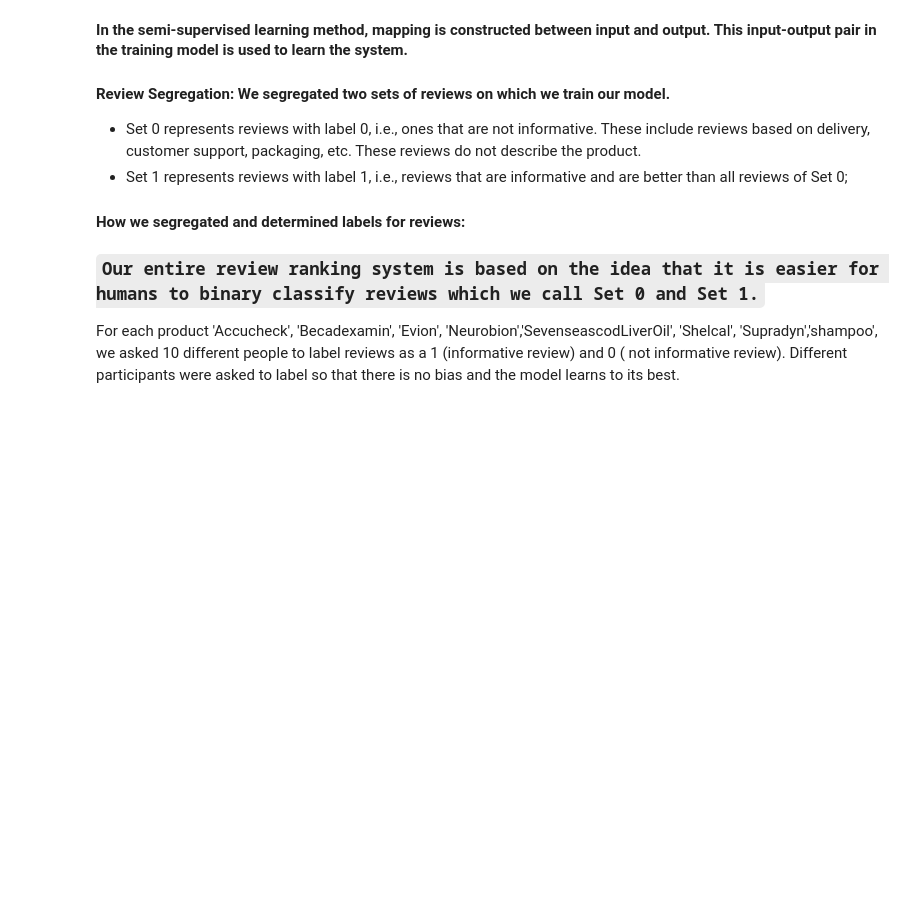
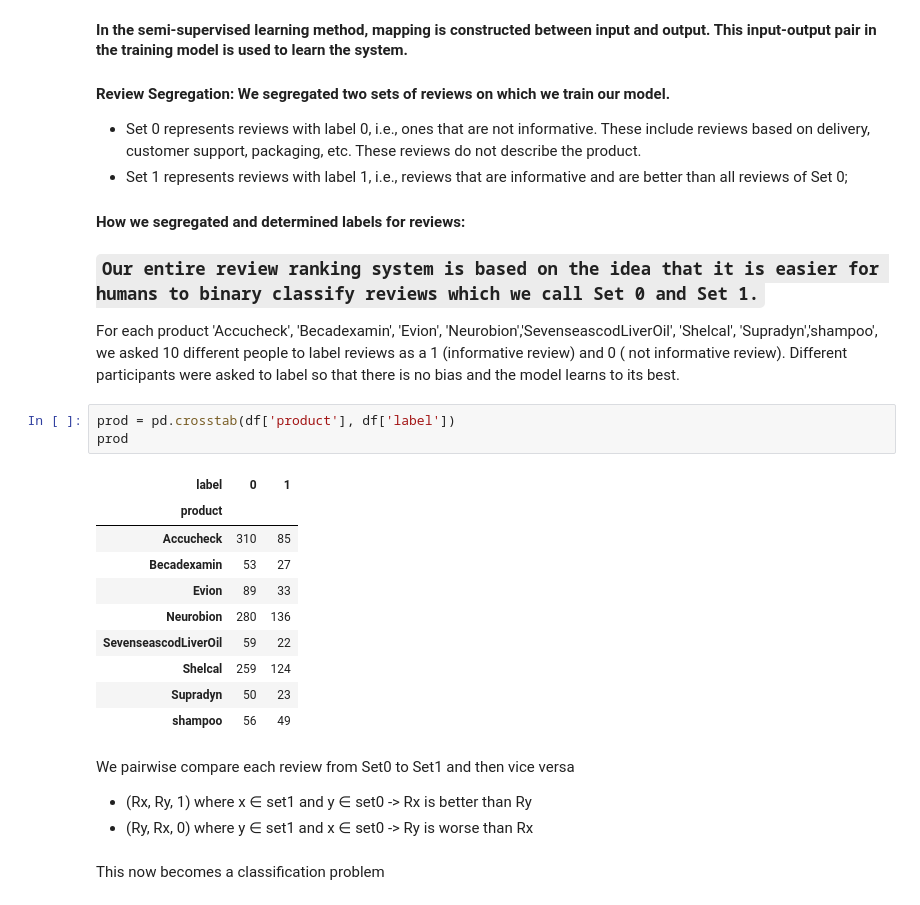
Before and after one commit to deepshika-sharma/E-commerce-product-review-analysis, a Jupyter notebook: modeling.ipynb, the cells around one changed output. Drawn from its saved outputs; the diff is of its cells as text; blank space fills up the shorter version.

```diff
--- a/modeling.ipynb
+++ b/modeling.ipynb
@@ -37,3 +45,23 @@ df
 ### `Our entire review ranking system is based on the idea that it is easier for humans to binary classify reviews which we call Set 0 and Set 1.`
 
 For each product 'Accucheck', 'Becadexamin', 'Evion', 'Neurobion','SevenseascodLiverOil', 'Shelcal', 'Supradyn','shampoo', we asked 10 different people to label reviews as a 1 (informative review) and 0 ( not informative review). Different participants were asked to label so that there is no bias and the model learns to its best.
+# %%
+prod = pd.crosstab(df['product'], df['label'])
+prod
+# %% [output]
+| label | 0 | 1 |
+| product |  |  |
+| Accucheck | 310 | 85 |
+| Becadexamin | 53 | 27 |
+| Evion | 89 | 33 |
+| Neurobion | 280 | 136 |
+| SevenseascodLiverOil | 59 | 22 |
+| Shelcal | 259 | 124 |
+| Supradyn | 50 | 23 |
+| shampoo | 56 | 49 |
+# %% [markdown]
+We pairwise compare each review from Set0  to Set1 and then vice versa
+* (Rx, Ry, 1) where x ∈ set1 and y ∈ set0 -> Rx is better than Ry
+* (Ry, Rx, 0) where y ∈ set1 and x ∈ set0 -> Ry is worse than Rx
+# %% [markdown]
+This now becomes a classification problem
```
Also changed, not shown: parts of 38 cells of this notebook, 1 other file.
